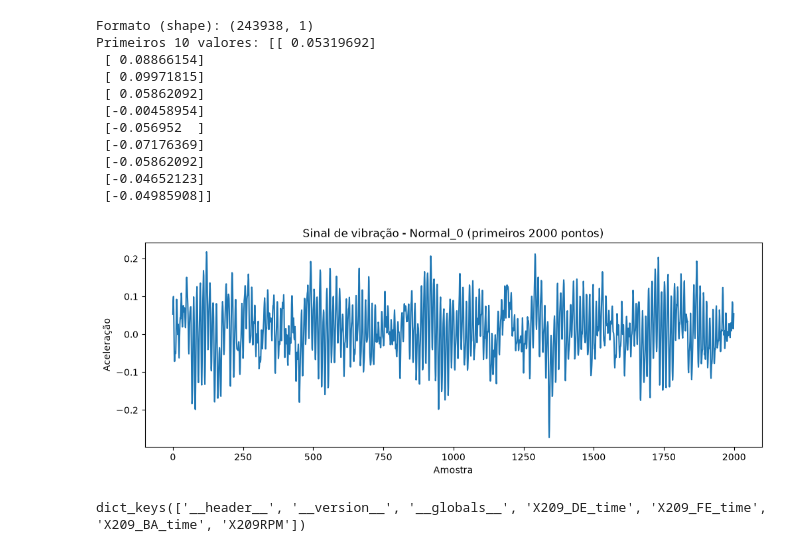
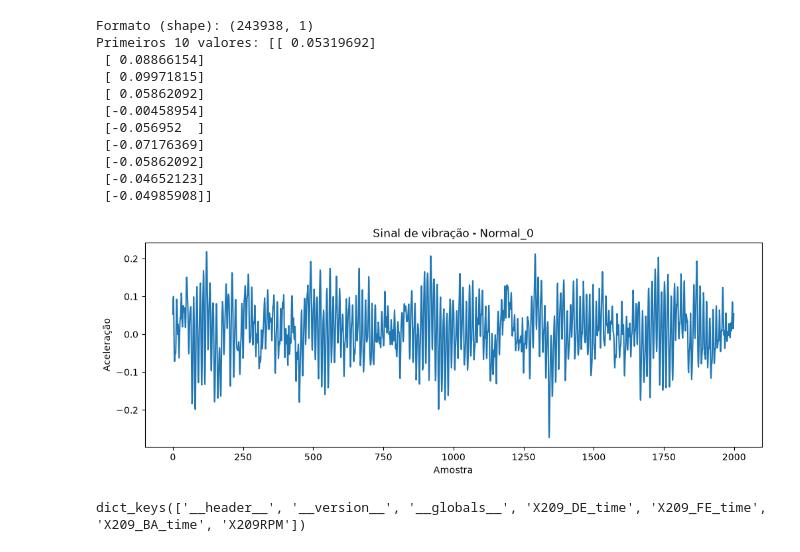
Before and after one commit to jaimeMAJ/railway-bearing-fault-classification, a Jupyter notebook: notebooks/01_exploracao_dataset.ipynb, the cells around one changed output. Cells and saved outputs as stored; diff of their text form; code cells hidden in the pictures.

```diff
--- a/notebooks/01_exploracao_dataset.ipynb
+++ b/notebooks/01_exploracao_dataset.ipynb
@@ -47,12 +46,12 @@ Primeiros 10 valores: [[ 0.05319692]
 # %%
 import matplotlib.pyplot as plt
 
 plt.figure(figsize=(12, 4))
-plt.plot(sinal[:2000])  # só os primeiros 2000 pontos, pra não poluir o gráfico
-plt.title("Sinal de vibração - Normal_0 (primeiros 2000 pontos)")
+plt.plot(sinal[:2000])  # primeiros 2000 pontos
+plt.title("Sinal de vibração - Normal_0")
 plt.xlabel("Amostra")
 plt.ylabel("Aceleração")
 plt.show()
 # %% [output]
-[figure, old version]
+[figure, new version]
 # %%
```
Also changed, not shown: parts of 20 cells of this notebook, 22 other files.
